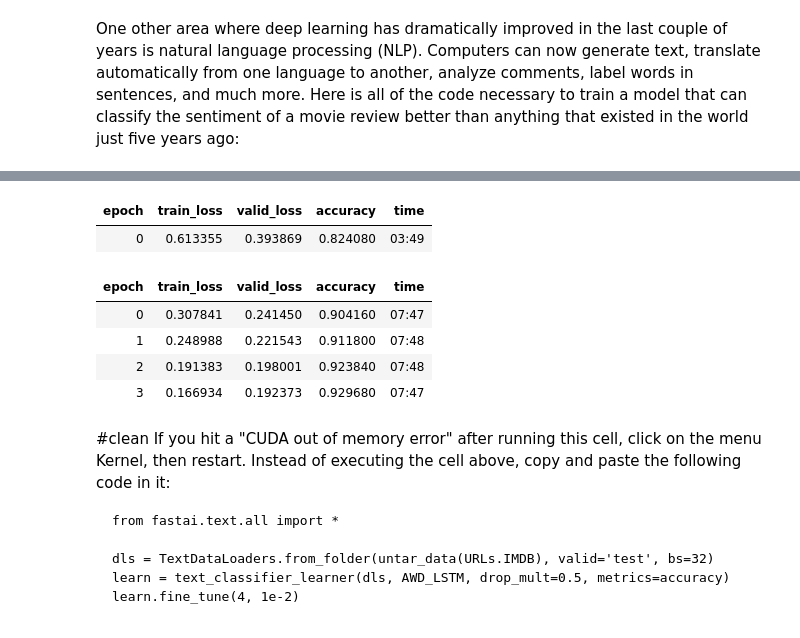
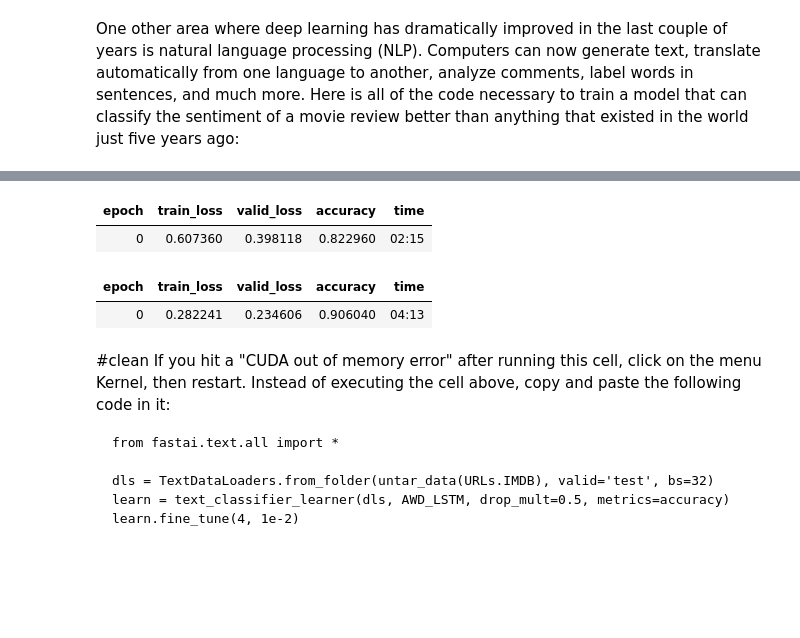
Before and after one commit to flecue/myfastai, a Jupyter notebook: 01_intro_freddy.ipynb, the cells around one changed output, grey strips where cells are left out. Saved outputs shown, nothing was run; the diff lists cells and outputs as text; code cells hidden in the pictures; blank space fills up the shorter version.

```diff
--- a/01_intro_freddy.ipynb
+++ b/01_intro_freddy.ipynb
@@ -734,20 +734,17 @@ One other area where deep learning has dramatically improved in the last couple
 # %%
 from fastai.text.all import *
 
 dls = TextDataLoaders.from_folder(untar_data(URLs.IMDB), valid='test')
 learn = text_classifier_learner(dls, AWD_LSTM, drop_mult=0.5, metrics=accuracy)
-learn.fine_tune(4, 1e-2)
+learn.fine_tune(1, 1e-2) # should be learn.fine_tune(4, 1e-2) but needs 7 min per epoch - so redudec from 4 to 1
 # %% [output]
 [interactive output not drawn]
 [interactive output not drawn]
 [interactive output not drawn]
 | epoch | train_loss | valid_loss | accuracy | time |
-| 0 | 0.613355 | 0.393869 | 0.824080 | 03:49 |
+| 0 | 0.607360 | 0.398118 | 0.822960 | 02:15 |
 | epoch | train_loss | valid_loss | accuracy | time |
-| 0 | 0.307841 | 0.241450 | 0.904160 | 07:47 |
-| 1 | 0.248988 | 0.221543 | 0.911800 | 07:48 |
-| 2 | 0.191383 | 0.198001 | 0.923840 | 07:48 |
-| 3 | 0.166934 | 0.192373 | 0.929680 | 07:47 |
+| 0 | 0.282241 | 0.234606 | 0.906040 | 04:13 |
 # %% [markdown]
 #clean
 If you hit a "CUDA out of memory error" after running this cell, click on the menu Kernel, then restart. Instead of executing the cell above, copy and paste the following code in it:
```
Also changed, not shown: parts of 10 cells of this notebook.
